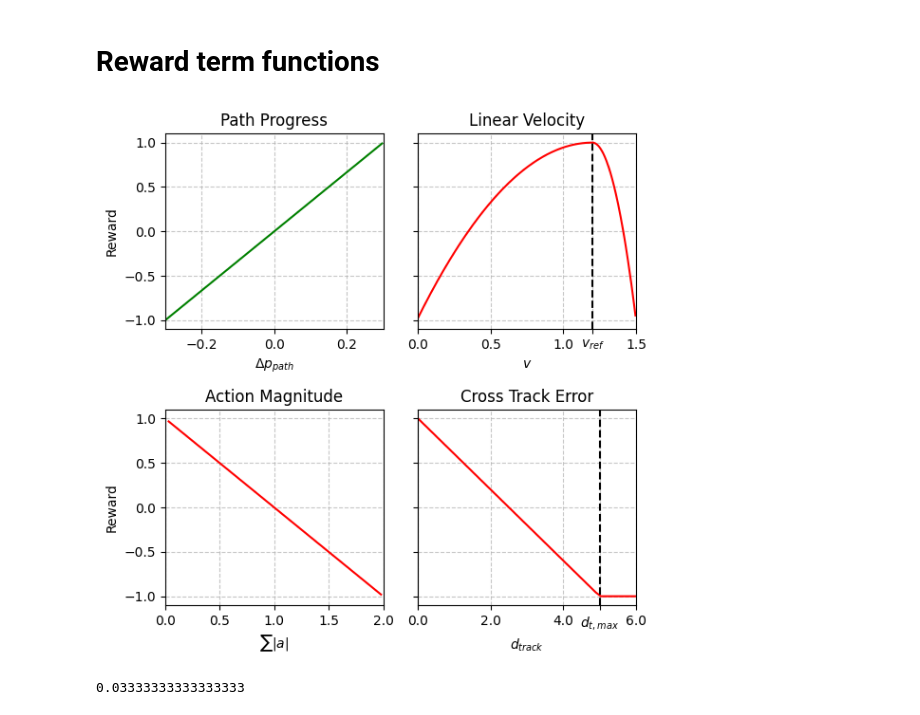
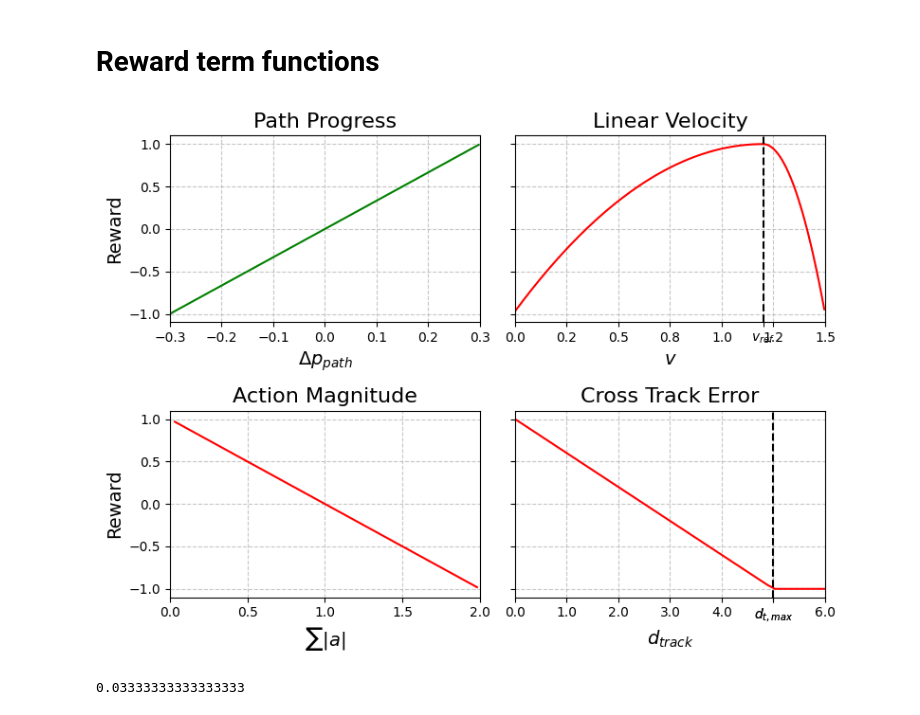
Before and after one commit to kristianceder/DRL-Traj-Planner, a Jupyter notebook: notebooks/img_reward_modeling.ipynb, the cells around one changed output. Saved outputs shown, nothing was run; the diff lists cells and outputs as text; code cells hidden in the pictures.

```diff
--- a/notebooks/img_reward_modeling.ipynb
+++ b/notebooks/img_reward_modeling.ipynb
@@ -90,48 +90,48 @@ x_o = obstacle_dist
 y_o = [r_obstacle_dist(o) for o in obstacle_dist]
 x_o, y_o = zip(*sorted(zip(x_o, y_o)))
 # %%
-fig, axs = plt.subplots(2, 2, figsize=(6, 6), sharey=True)
+fig, axs = plt.subplots(2, 2, figsize=(8, 6), sharey=True)
 
 axs[0,0].plot(x_d, y_d, c='g')
-axs[0,0].set_title('Path Progress')
-axs[0,0].set_xlabel('$\Delta p_{path}$')
-axs[0,0].set_ylabel('Reward')
+axs[0,0].set_title('Path Progress', fontsize=16)
+axs[0,0].set_xlabel('$\Delta p_{path}$', fontsize=14)
+axs[0,0].set_ylabel('Reward', fontsize=14)
 axs[0,0].set_xlim(-.3, .3)
 
 axs[1,0].plot(x_a, y_a, c='r')
-axs[1,0].set_title('Action Magnitude')
-axs[1,0].set_xlabel('$\sum |a|$')
-axs[1,0].set_ylabel('Reward')
+axs[1,0].set_title('Action Magnitude', fontsize=16)
+axs[1,0].set_xlabel('$\sum |a|$', fontsize=14)
+axs[1,0].set_ylabel('Reward', fontsize=14)
 axs[1,0].set_xlim(0., 2.)
 
 axs[0,1].plot(x_s, y_s, c='r')
 axs[0,1].plot([v_ref, v_ref], [-1.1, 1.1], '--', color="black")
-axs[0,1].set_title('Linear Velocity')
-axs[0,1].set_xlabel('$v$')
+axs[0,1].set_title('Linear Velocity', fontsize=16)
+axs[0,1].set_xlabel('$v$', fontsize=14)
 axs[0,1].set_xlim(0., 1.5)
 axs[0,1].set_xticks(list(axs[0,1].get_xticks()) + [1.2])
 axs[0,1].set_xticklabels([f'{tick:.1f}' if tick != 1.2 else '$v_{ref}$' for tick in axs[0,1].get_xticks()])
 
 axs[1,1].plot(x_ct, y_ct, c='r')
 axs[1,1].plot([5., 5.], [-1.1, 1.1], '--', color="black")
-axs[1,1].set_title('Cross Track Error')
-axs[1,1].set_xlabel('$d_{track}$')
+axs[1,1].set_title('Cross Track Error', fontsize=16)
+axs[1,1].set_xlabel('$d_{track}$', fontsize=14)
 axs[1,1].set_xlim(0., 6.)
 axs[1,1].set_xticks(list(axs[1,1].get_xticks()) + [5.0])
 axs[1,1].set_xticklabels([f'{tick:.1f}' if tick != 5.0 else '$d_{t,max}$' for tick in axs[1,1].get_xticks()])
 # axs[1,1].tick_params(axis='x', rotation=45)
 
 
 for ax in axs:
     for a in ax:
         a.grid(True, linestyle='--', alpha=0.7)
         a.set_ylim(-1.1, 1.1)
 
 plt.tight_layout()
 plt.savefig('../figures/dense_reward_functions.png', dpi=400)
 plt.show()
 # %% [output]
-[figure, old version]
+[figure, new version]
 # %%
 100/(6*500)
 # %% [output]
```
Also changed, not shown: 2 other files.
